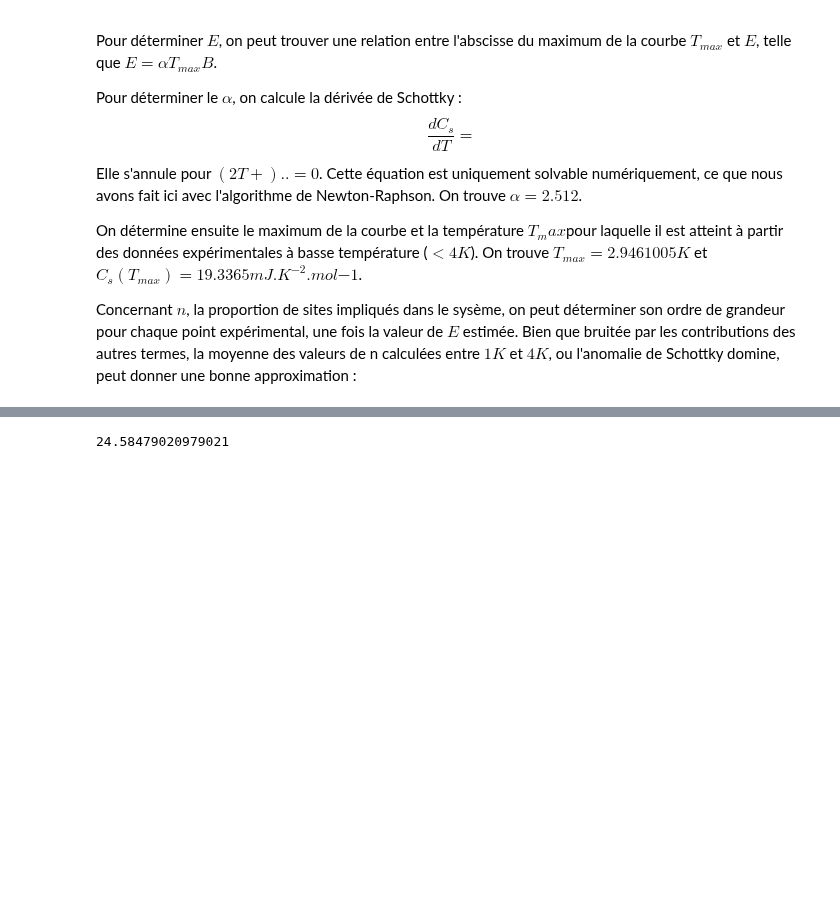
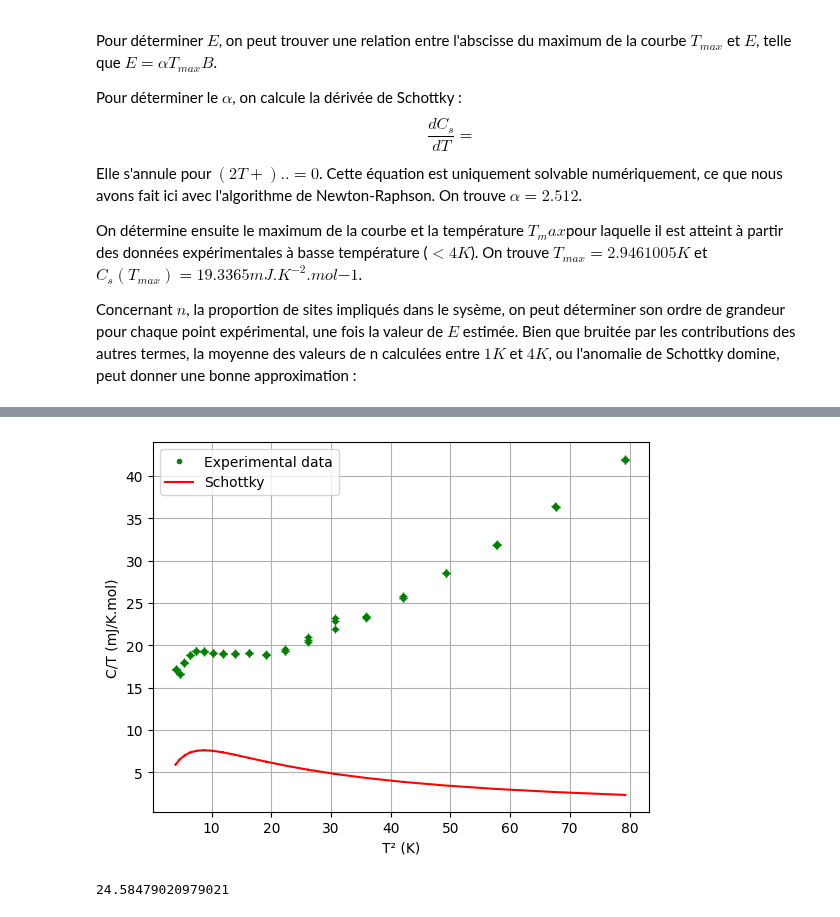
Before and after one commit to Gamal-on/YBCO, a Jupyter notebook: results_YBCO.ipynb, the cells around one changed output, grey strips where cells are left out. Drawn from its saved outputs; the diff is of its cells as text; code cells hidden in the pictures; blank space fills up the shorter version.

```diff
--- a/results_YBCO.ipynb
+++ b/results_YBCO.ipynb
@@ -135,3 +130,26 @@ plt.plot(temperature, schottky_analysis.schottky(temperature, E_experimental, n=
+# %%
+# Plot of HC/T and Cs (T²) near 0
+
+# Choose of bounds
+
+a = int(input("Input the lower bound of T² : "))
+b = int(input("Input the higher bound of T² : "))
+x, y = tools.tab_interval(squared_temperature, C_div_T, a, b)
+x_err, y_err = err_squared_temperature[0:len(x)], err_C_divT[0:len(y)]
+
+# Plotting
+
+plt.figure()
+plt.plot(x, y, ".g", label="Experimental data")
+plt.plot(x, schottky_analysis.schottky(temperature[0:len(x)], E_experimental, n=n_experimental), "r-", label="Schottky")
+plt.errorbar(x, y, y_err, x_err, "+g")
+plt.grid(True)
+plt.xlabel("T² (K)")
+plt.ylabel("C/T (mJ/K.mol)")
+plt.legend()
+plt.show()
+# %% [output]
+[figure, added]
 # %%
 30*3/(0.44*8.32)
 # %% [output]
```
Also changed, not shown: parts of 6 cells of this notebook, 1 other file.
